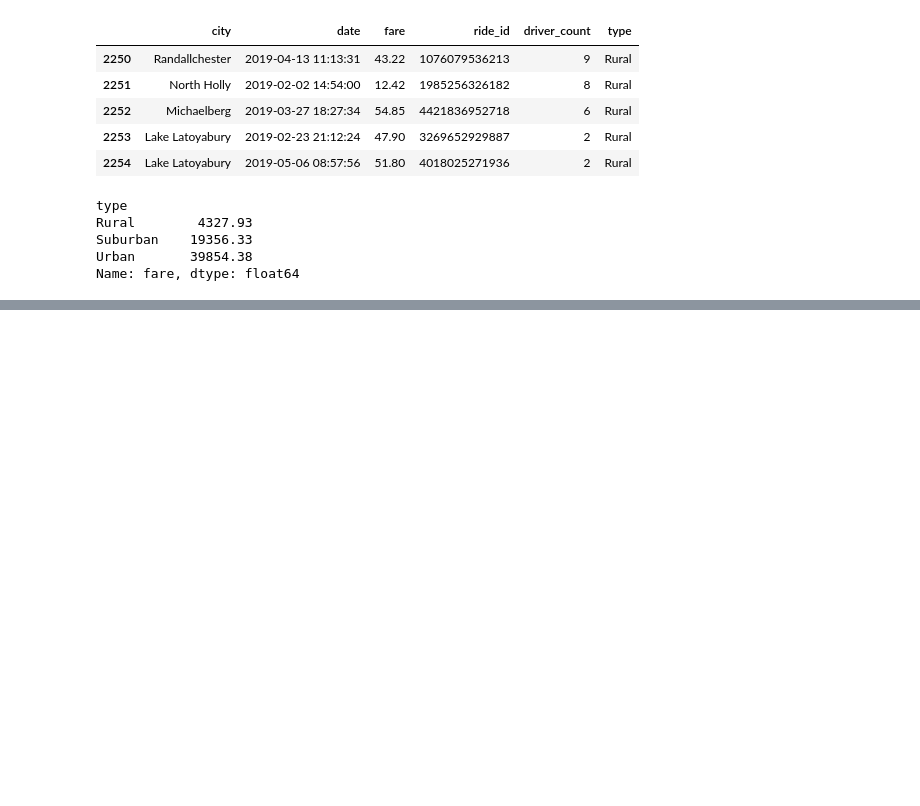
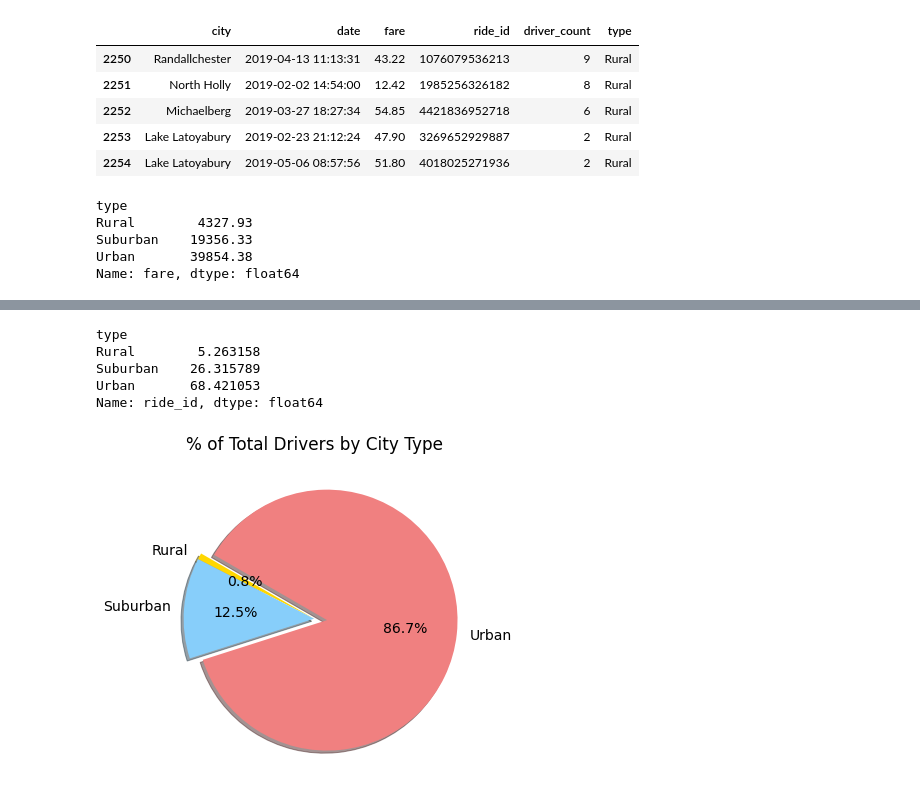
Before and after one commit to TylernLentini/PyBer_Analysis, a Jupyter notebook: Pyber.ipynb, the cells around one changed output, grey strips where cells are left out. Saved outputs shown, nothing was run; the diff lists cells and outputs as text; code cells hidden in the pictures; blank space fills up the shorter version.

```diff
--- a/Pyber.ipynb
+++ b/Pyber.ipynb
@@ -522,0 +560,28 @@ plt.show()
+# %%
+# Calculate percent drivers by city type pie chart
+drivers_percents = 100 * pyber_data_df.groupby(["type"]).sum()["driver_count"]/pyber_data_df.sum()["driver_count"]
+ride_percents
+# %% [output]
+type
+Rural        5.263158
+Suburban    26.315789
+Urban       68.421053
+Name: ride_id, dtype: float64
+# %%
+# Build Percentage of drivers by city type Pie Chart
+plt.subplots(figsize=(10, 6))
+plt.pie(drivers_percents,
+    labels=["Rural", "Suburban", "Urban"],
+    colors=["gold", "lightskyblue", "lightcoral"],
+    explode=[0, 0, 0.1],
+    autopct='%1.1f%%',
+    shadow=True, startangle=150)
+plt.title("% of Total Drivers by City Type")
+# Change the default font size from 10 to 14.
+mpl.rcParams['font.size'] = 14
+# Save Figure
+plt.savefig("analysis/Fig7.png")
+# Show Figure
+plt.show()
+# %% [output]
+[figure, added]
```
Also changed, not shown: parts of 9 cells of this notebook, 3 other files.
